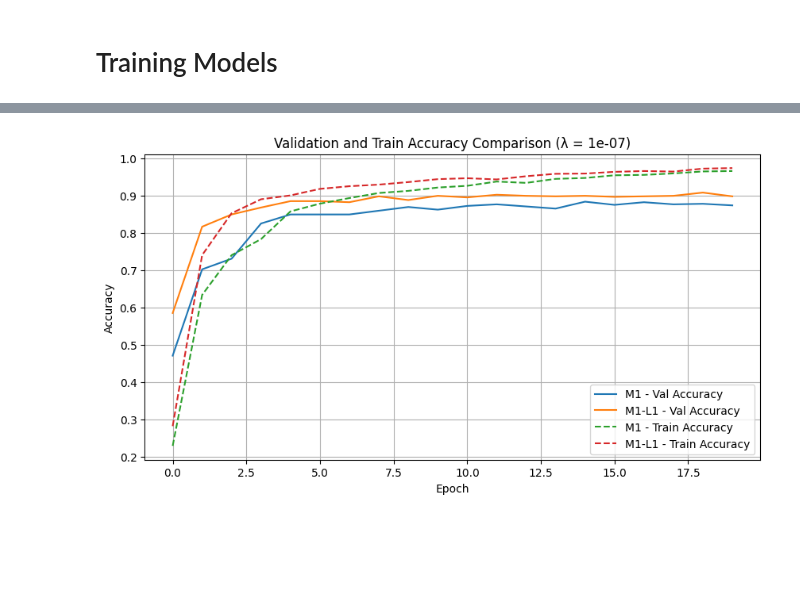
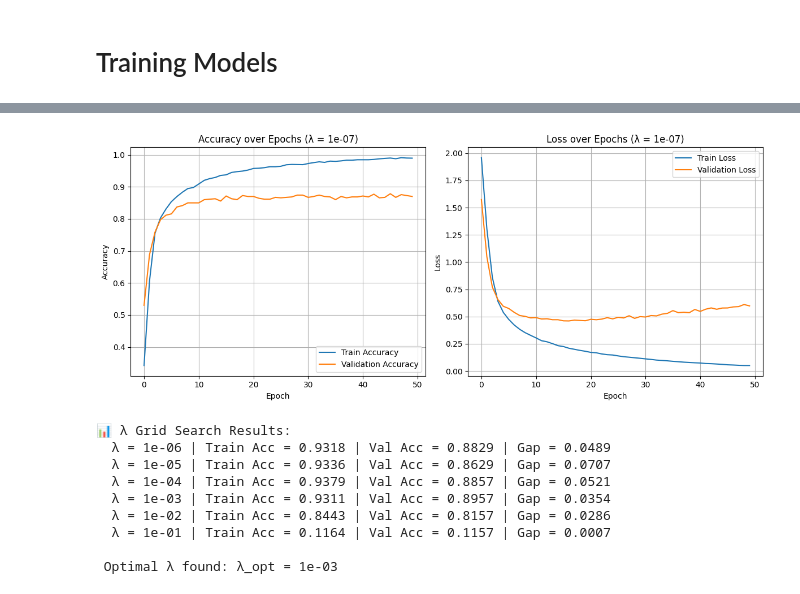
Before and after one commit to Fragoa/Regularizing-Neural-Networks, a Jupyter notebook: Regularizing_Neural_Networks.ipynb, the cells around one changed output, grey strips where cells are left out. Drawn from its saved outputs; the diff is of its cells as text; code cells hidden in the pictures; blank space fills up the shorter version.

```diff
--- a/Regularizing_Neural_Networks.ipynb
+++ b/Regularizing_Neural_Networks.ipynb
@@ -35,9 +117,9 @@ def build_model_M1():
 # %%
 def build_model_M1_L1(l1_lambda):
     model = keras.Sequential([
-        layers.Dense(16, activation='relu', input_shape=(784,),
+        layers.Dense(8, activation='relu', input_shape=(784,),
                      kernel_regularizer=regularizers.l1(l1_lambda)),
-        layers.Dense(12, activation='relu',
+        layers.Dense(16, activation='relu',
                      kernel_regularizer=regularizers.l1(l1_lambda)),
         layers.Dense(10, activation='softmax')
     ])
@@ -71,9 +138 @@ else:
-# %%
-lambda_val = 1e-7
-model_M1_L1 = build_model_M1_L1(lambda_val)
-history_M1_L1 = model_M1_L1.fit(x_train, y_train,
-                                epochs=20,
-                                batch_size=32,
-                                validation_data=(x_val, y_val),
-                                verbose=0)
 # %%
@@ -95,15 +170,28 @@ else:
  Overfitting is likely present.
-# %%
-plt.figure(figsize=(10, 5))
-plt.plot(history_M1.history['val_accuracy'], label='M1 - Val Accuracy')
-plt.plot(history_M1_L1.history['val_accuracy'], label='M1-L1 - Val Accuracy')
-plt.plot(history_M1.history['accuracy'], '--', label='M1 - Train Accuracy')
-plt.plot(history_M1_L1.history['accuracy'], '--', label='M1-L1 - Train Accuracy')
-plt.title(f'Validation and Train Accuracy Comparison (λ = {lambda_val})')
-plt.xlabel('Epoch')
-plt.ylabel('Accuracy')
-plt.legend()
-plt.grid(True)
-plt.show()
-# %% [output]
-[figure, removed]
+# %%
+# Plot Accuracy
+plt.figure(figsize=(12, 5))
+
+plt.subplot(1, 2, 1)
+plt.plot(history_M1_L1.history['accuracy'], label='Train Accuracy')
+plt.plot(history_M1_L1.history['val_accuracy'], label='Validation Accuracy')
+plt.title(f'Accuracy over Epochs (λ = {lambda_val})')
+plt.xlabel('Epoch')
+plt.ylabel('Accuracy')
+plt.legend()
+plt.grid(True)
+
+# Plot Loss
+plt.subplot(1, 2, 2)
+plt.plot(history_M1_L1.history['loss'], label='Train Loss')
+plt.plot(history_M1_L1.history['val_loss'], label='Validation Loss')
+plt.title(f'Loss over Epochs (λ = {lambda_val})')
+plt.xlabel('Epoch')
+plt.ylabel('Loss')
+plt.legend()
+plt.grid(True)
+
+plt.tight_layout()
+plt.show()
+# %% [output]
+[figure, added]
@@ -112,0 +233,22 @@ results = []
+# %%
+# Print results
+print("\n📊 λ Grid Search Results:")
+for lmbd, train_acc, val_acc, val_loss, test_loss in results:
+    gap = train_acc - val_acc
+    print(f"  λ = {lmbd:.0e} | Train Acc = {train_acc:.4f} | Val Acc = {val_acc:.4f} | Gap = {gap:.4f}")
+
+# Sort by best val accuracy with smallest overfitting
+results_sorted = sorted(results, key=lambda x: (-x[2], abs(x[1] - x[2])))
+best_lambda = results_sorted[0][0]
+
+print(f"\n Optimal λ found: λ_opt = {best_lambda:.0e}")
+# %% [output]
+📊 λ Grid Search Results:
+  λ = 1e-06 | Train Acc = 0.9318 | Val Acc = 0.8829 | Gap = 0.0489
+  λ = 1e-05 | Train Acc = 0.9336 | Val Acc = 0.8629 | Gap = 0.0707
+  λ = 1e-04 | Train Acc = 0.9379 | Val Acc = 0.8857 | Gap = 0.0521
+  λ = 1e-03 | Train Acc = 0.9311 | Val Acc = 0.8957 | Gap = 0.0354
+  λ = 1e-02 | Train Acc = 0.8443 | Val Acc = 0.8157 | Gap = 0.0286
+  λ = 1e-01 | Train Acc = 0.1164 | Val Acc = 0.1157 | Gap = 0.0007
+
+ Optimal λ found: λ_opt = 1e-03
```
Also changed, not shown: parts of 22 cells of this notebook.
